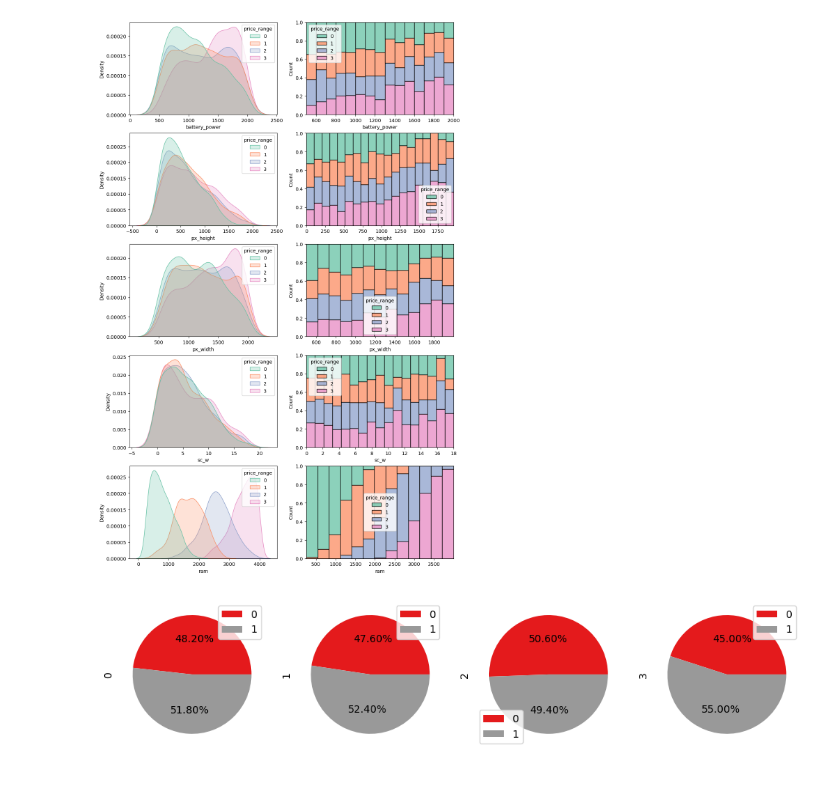
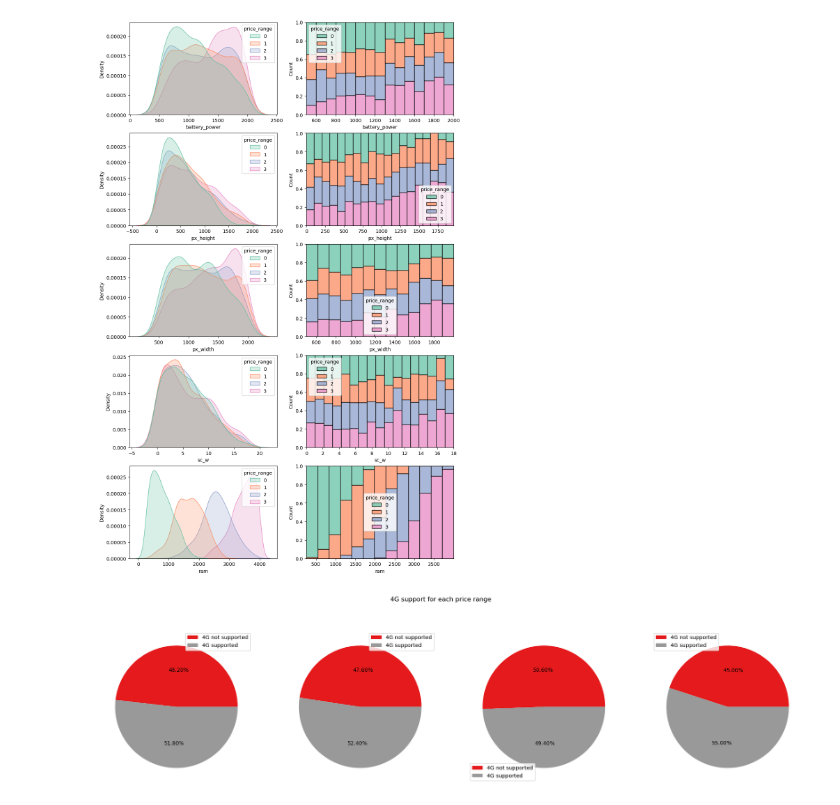
Before and after one commit to kskarthiksk/TCS-ION-Internship, a Jupyter notebook: Ranking Features of a Smartphone.ipynb, the cells around one changed output. Cells and saved outputs as stored; diff of their text form; code cells hidden in the pictures.

```diff
--- a/Ranking Features of a Smartphone.ipynb
+++ b/Ranking Features of a Smartphone.ipynb
@@ -183,13 +183,11 @@ plt.show()
 # %% [output]
 [figure]
 # %%
-axes = data.groupby(by = 'price_range')['four_g'].value_counts().unstack('price_range').plot.pie(subplots=True, autopct = '%.2f%%', figsize = (12,5), colormap = 'Set1', labeldistance=None)
-"""for ax in axes:
-    ax.legend(['No awards won', 'One award won'], loc = 'upper right')
+axes = data.groupby(by = 'price_range')['four_g'].value_counts().unstack('price_range').plot.pie(subplots=True, autopct = '%.2f%%', figsize = (24,6), colormap = 'Set1', labeldistance=None)
+for ax in axes:
+    ax.legend(['4G not supported', '4G supported'])
     ax.set_ylabel('')
-axes[0].set_xlabel('Not Promoted')
-axes[1].set_xlabel('Promoted')
-plt.suptitle('Comparing no. of Awards won for Promotion Statuses')"""
+plt.suptitle('4G support for each price range')
 plt.show()
 # %% [output]
-[figure, old version]
+[figure, new version]
```
Also changed, not shown: parts of 8 cells of this notebook.
